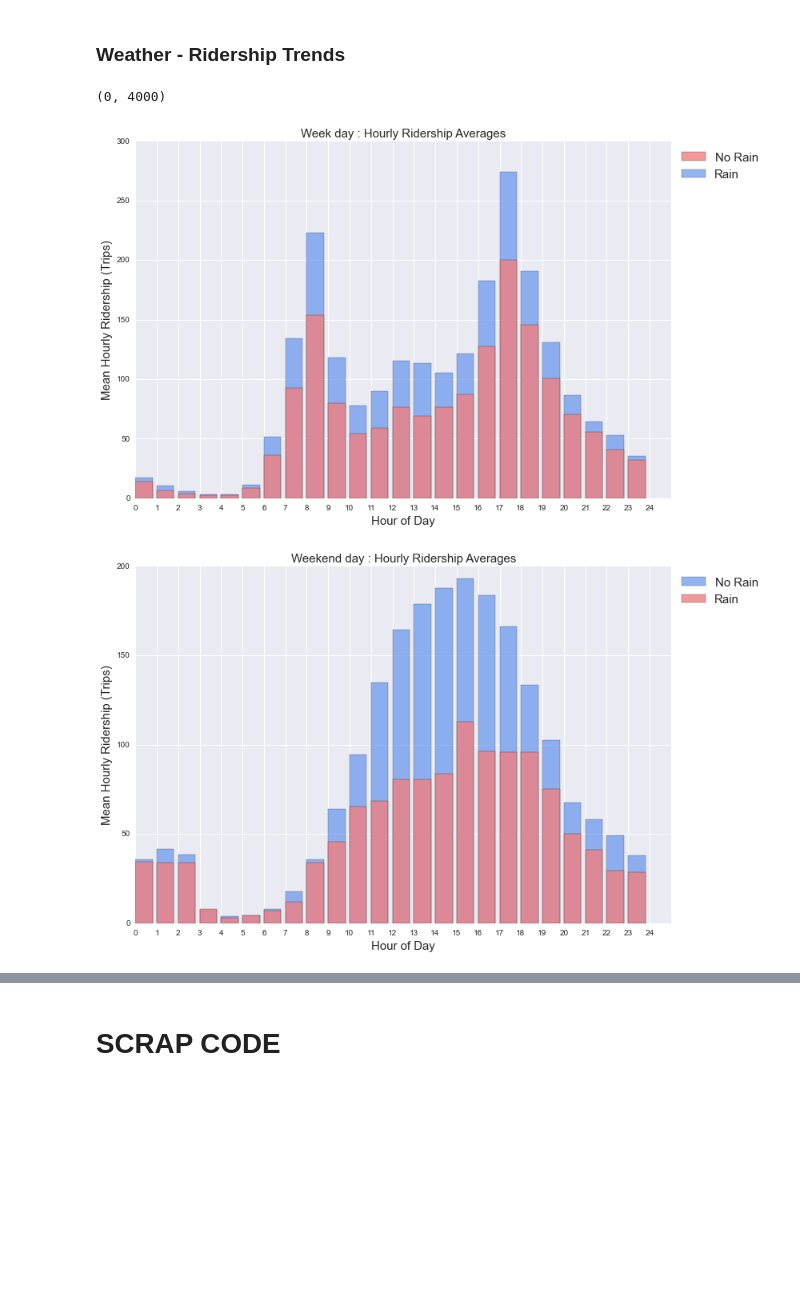
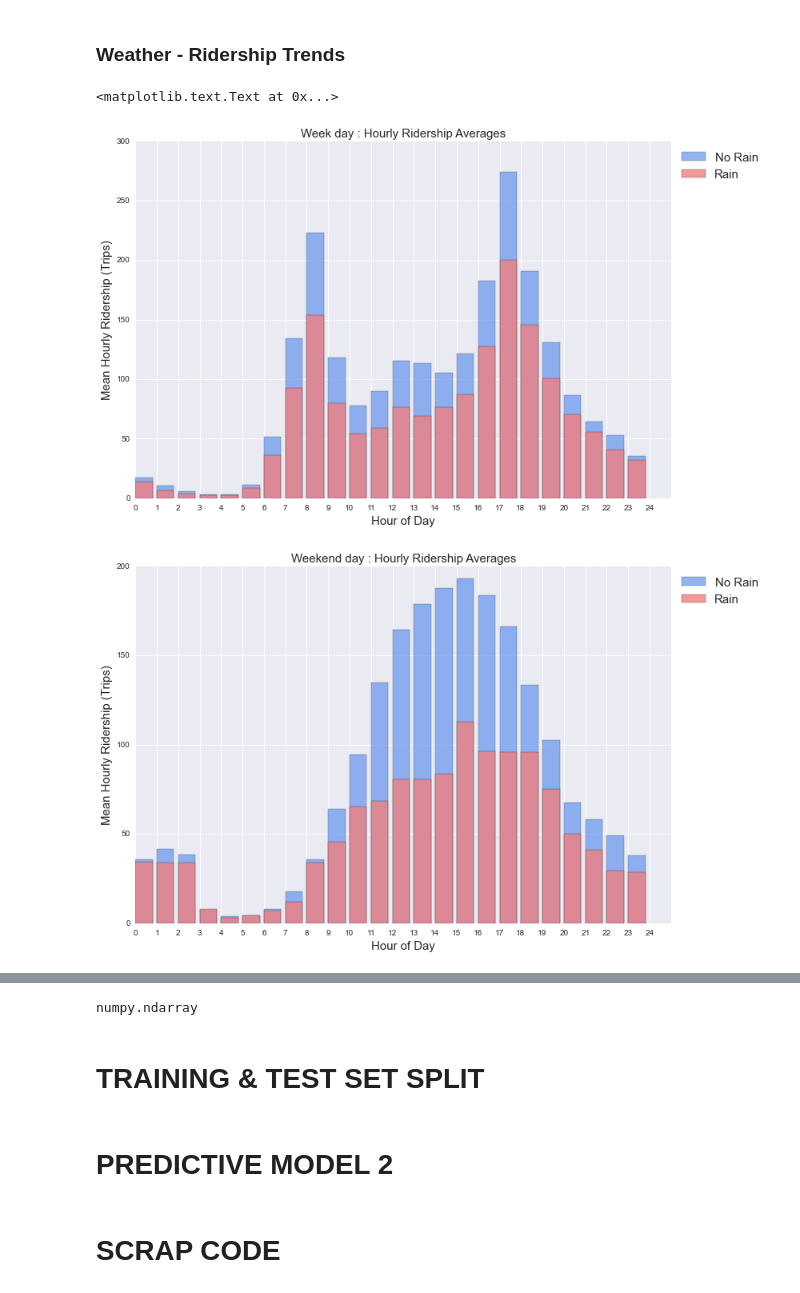
Before and after one commit to CS109Hubway/classp, a Jupyter notebook: Test_Hubway.ipynb, the cells around one changed output, grey strips where cells are left out. Cells and saved outputs as stored; diff of their text form; code cells hidden in the pictures; blank space fills up the shorter version.

Commit message:
Modified the weather figures

```diff
--- a/Test_Hubway.ipynb
+++ b/Test_Hubway.ipynb
@@ -146,46 +132,60 @@ weather.head()
 # %%
 trip_g = trips.groupby(['day_date', 'hour'])
 trip_hour = pd.DataFrame([trip_g['hubway_id'].count(), trip_g['weekday'].median()]).transpose()
+trip_hour.columns = ['ridership', 'weekday']
 
 trip_weather = pd.merge(trip_hour, weather, how='left', left_index=True, right_on=['date', 'hour'])
 trip_weather.reset_index(inplace=True)
 trip_weather['week']=trip_weather.weekday < 5
 trip_weather['precip_binary']=trip_weather.precip > 0
 
-hourly_avgs = trip_weather.groupby(['week','precip_binary','hour'])['hubway_id'].mean()
+hourly_avgs = trip_weather.groupby(['week','precip_binary','hour'])['ridership'].mean()
 # hourly_avgs.loc[hourly_avgs['week'] == True & hourly_avgs['precip_binary'] == False]
 
-
+# Effect of Rain on Weekdays
 plt.figure(figsize=(12,8))
-rain = plt.bar(hourly_avgs.loc[True,False].index, hourly_avgs.loc[True,False].values, color="#6495ED", alpha = 0.7)
-no_rain = plt.bar(hourly_avgs.loc[True,True].index, hourly_avgs.loc[True,True].values, color="#F08080", alpha = 0.8)
+x = hourly_avgs.loc[True,False].index.values
+no_rain = plt.bar(x, hourly_avgs.loc[True,False].values, color="#6495ED", alpha = 0.7)
+rain = plt.bar(x, hourly_avgs.loc[True,True].values, color="#F08080", alpha = 0.8)
 plt.xticks( np.arange(25) )
 plt.title('Week day : Hourly Ridership Averages', size = 15)
 plt.ylabel('Mean Hourly Ridership (Trips)',size = 15)
 plt.xlabel('Hour of Day',size = 15)
 plt.legend((no_rain,rain),('No Rain', 'Rain'), bbox_to_anchor=(1, 1), loc=2, fontsize = 15)
 
+# Effect of Rain on Weekendays
 plt.figure(figsize=(12,8))
 no_rain_we = plt.bar(hourly_avgs.loc[False,False].index, hourly_avgs.loc[False,False].values, color="#6495ED", alpha = 0.7)
 rain_we = plt.bar(hourly_avgs.loc[False,True].index, hourly_avgs.loc[False,True].values, color="#F08080", alpha = 0.8)
 plt.xticks( np.arange(25) )
 plt.title('Weekend day : Hourly Ridership Averages',size = 15)
 plt.ylabel('Mean Hourly Ridership (Trips)',size = 15)
 plt.xlabel('Hour of Day',size = 15)
 plt.legend((no_rain_we,rain_we),('No Rain', 'Rain'), bbox_to_anchor=(1, 1), loc=2, fontsize = 15)
 
+# Effect of Temperature on Ridership (DAILY)
 weather_g = weather.groupby('date')
 weather_day = pd.DataFrame( [weather_g.precip.sum(), weather_g.temp.mean(), weather_g.snowfall.sum()]).transpose()
 days = weather_day
 days['nbr_trips'] = trips.groupby('day_date')['day_date'].count()
 plt.figure(figsize=(12,8))
 plt.scatter(days.temp,days.nbr_trips)
+plt.ylim(0,4000)
 plt.title('Effect of Temperature on Daily Ridership Averages',size = 15)
 plt.ylabel('Daily Ridership (Trips)',size = 15)
 plt.xlabel('Temperature ($^oF$)',size = 15)
-plt.ylim(0,4000)
+
+
+# Effect of Temperature on Ridership (Houlry)
+plt.figure(figsize =(13,8))
+plt.scatter(trip_weather.temp, trip_weather.ridership, s = 35, alpha=0.4)
+plt.xlim(20,100)
+plt.ylim(0,500)
+plt.title('Effect of Temperature on Hourly Averages',size = 15)
+plt.xlabel('Temperature ($^oF$)',size = 15)
+plt.ylabel(' Hourly Ridership (Trips)',size = 15)
 # %% [output]
-(0, 4000)
+<matplotlib.text.Text at 0x...>
-[figure, old version]
+[figure, new version]
 [figure]
 [figure]
@@ -192,3 +193,11 @@ plt.ylim(0,4000)
+# %%
+type(x.values)
+# %% [output]
+numpy.ndarray
+# %% [markdown]
+# TRAINING & TEST SET SPLIT
+# %% [markdown]
+# PREDICTIVE MODEL 2
 # %% [markdown]
 # SCRAP CODE
 # %%
```
Also changed, not shown: parts of 3 cells of this notebook.
